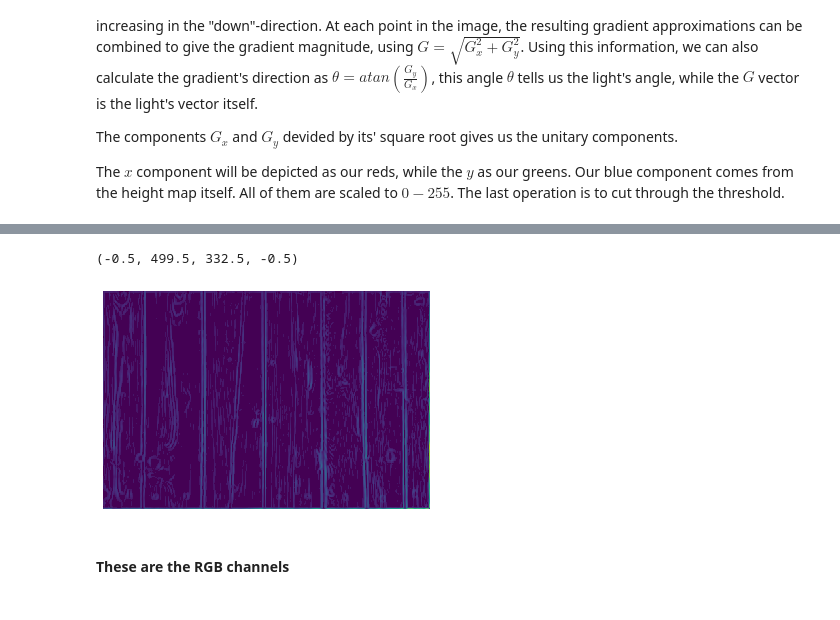
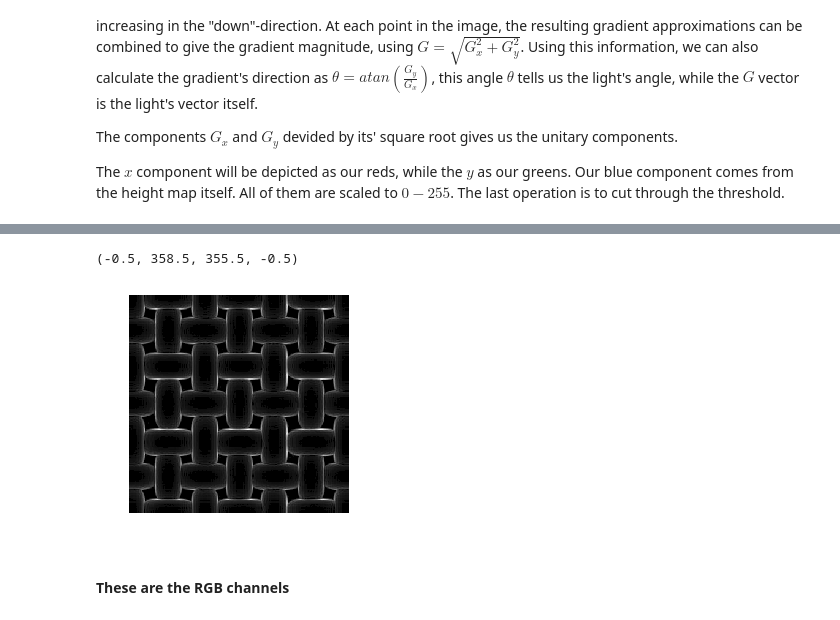
Before and after one commit to vitorgt/NormalMapping, a Jupyter notebook: src/nm.ipynb, the cells around one changed output, grey strips where cells are left out. Saved outputs shown, nothing was run; the diff lists cells and outputs as text; code cells hidden in the pictures.

```diff
--- a/src/nm.ipynb
+++ b/src/nm.ipynb
@@ -211,20 +217,21 @@ def sobel(img, threshold=.05):
 		for j in range(0, shp[1]):
 			S1 = np.sum(np.multiply(Gx, img[i:i+3, j:j+3]))
 			S2 = np.sum(np.multiply(Gy, img[i:i+3, j:j+3]))
-
+			#print(S1,S2)
 			sob[i, j] = np.sqrt(S1**2 + S2**2)
-			normal_map[i, j, 0] = S1 * 0.5 + 0.5
-			normal_map[i, j, 1] = S2 * 0.5 + 0.5
-			normal_map[i, j, 2] = 1
+			normal_map[i, j, 0] = S1
+			normal_map[i, j, 1] = S2
+			normal_map[i, j, 2] = 160
 
 	sob = scale(sob)
-	normal_map = scale(normal_map)
+	normal_map[:,:,0] = scale(normal_map[:,:,0])
+	normal_map[:,:,1] = scale(normal_map[:,:,1])
 
 	sob[sob < threshold] = 0
 	#normal_map[normal_map < threshold, normal_map < threshold,:] = 0
 	return normal_map, sob
 # %%
-normal_map, sob = sobel(smoothest_img)
+normal_map, sob = sobel(gray_img)
 # %%
 plt.imshow(normal_map)
 plt.axis('off')
@@ -234,9 +260,9 @@ plt.axis('off')
 # %%
-plt.imshow(sob)
+plt.imshow(sob,cmap='gray', vmin=0, vmax=255)
 plt.axis('off')
 # %% [output]
-(-0.5, 499.5, 332.5, -0.5)
+(-0.5, 358.5, 355.5, -0.5)
-[figure, old version]
+[figure, new version]
 # %% [markdown]
 #### These are the RGB channels
 # %%
```
Also changed, not shown: parts of 15 cells of this notebook.
